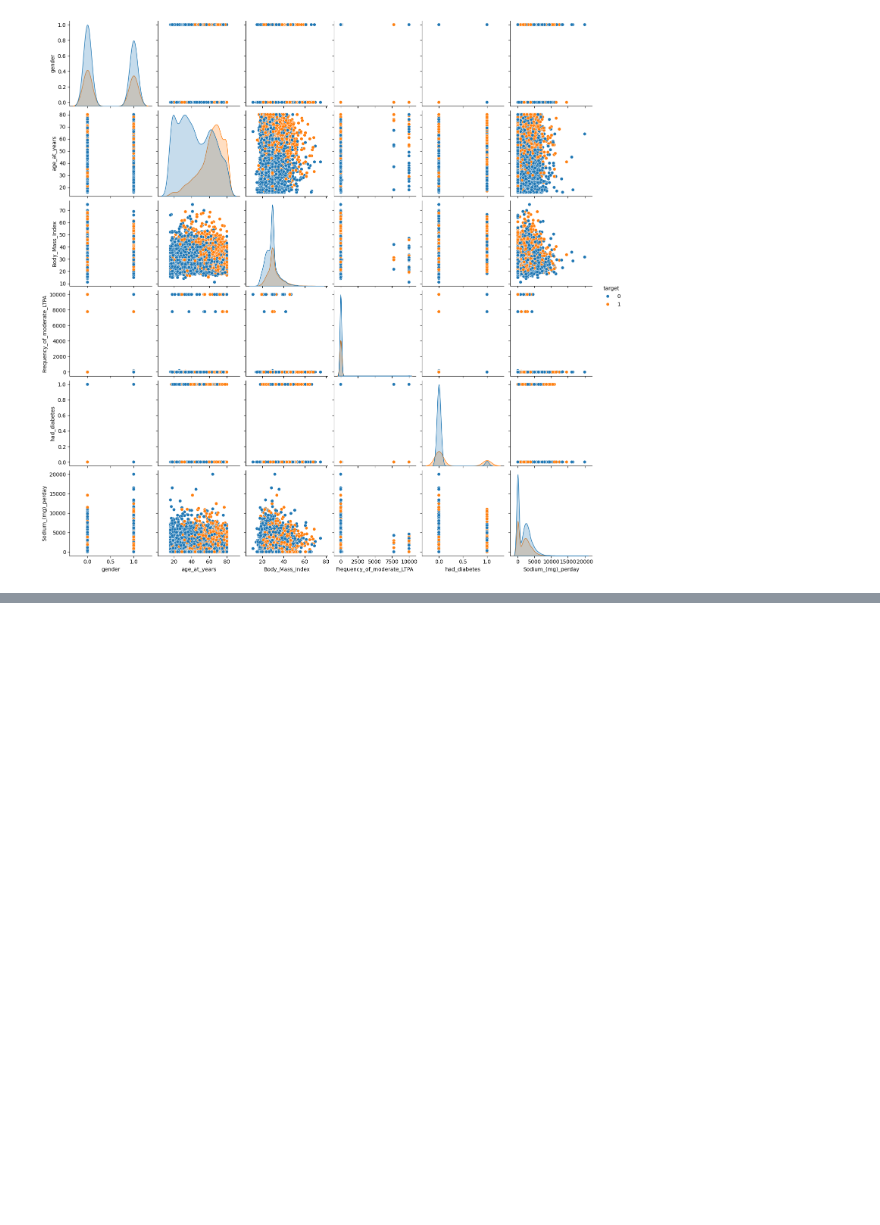
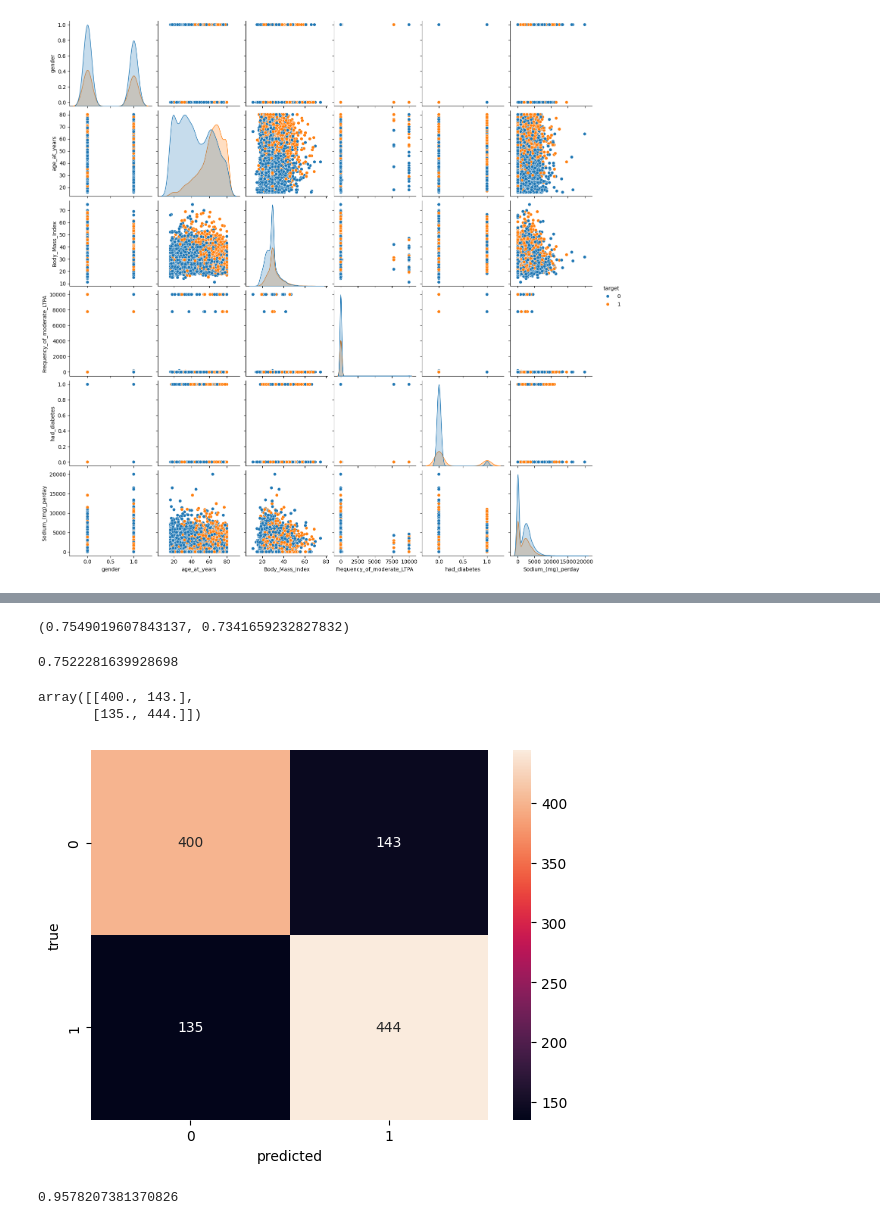
Before and after one commit to OmarGamalH/HyperML, a Jupyter notebook: test.ipynb, the cells around one changed output, grey strips where cells are left out. Saved outputs shown, nothing was run; the diff lists cells and outputs as text; code cells hidden in the pictures; blank space fills up the shorter version.

```diff
--- a/test.ipynb
+++ b/test.ipynb
@@ -287,0 +556,28 @@ seaborn.pairplot(df_f_v_7 , hue = "target")
+# %%
+accuracy_score(Y_test , y_pred) , accuracy_score(Y_train , y_pred_2)
+# %% [output]
+(0.7549019607843137, 0.7341659232827832)
+# %%
+sk_accuracy
+# %% [output]
+0.7522281639928698
+# %%
+cm = complex_matrix(Y_test , yhat_sk_model)
+# %%
+cm
+# %% [output]
+array([[400., 143.],
+       [135., 444.]])
+# %%
+import seaborn as sb
+def save_heatmap(cm , filename , name = "complex matrix"):
+    ax = sb.heatmap(cm , annot = True , fmt = '.0f')
+    ax.set_xlabel("predicted")
+    ax.set_ylabel("true")
+    ax.name
+    plt.show()
+    ax.get_figure().savefig(f"graphs/{filename}.png")
+# %%
+save_heatmap(cm)
+# %% [output]
+[figure, added]
@@ -287,0 +586,4 @@ seaborn.pairplot(df_f_v_7 , hue = "target")
+# %%
+accuracy_score(target , test.predict(data))
+# %% [output]
+0.9578207381370826
```
Also changed, not shown: parts of 25 cells of this notebook, 12 other files.
